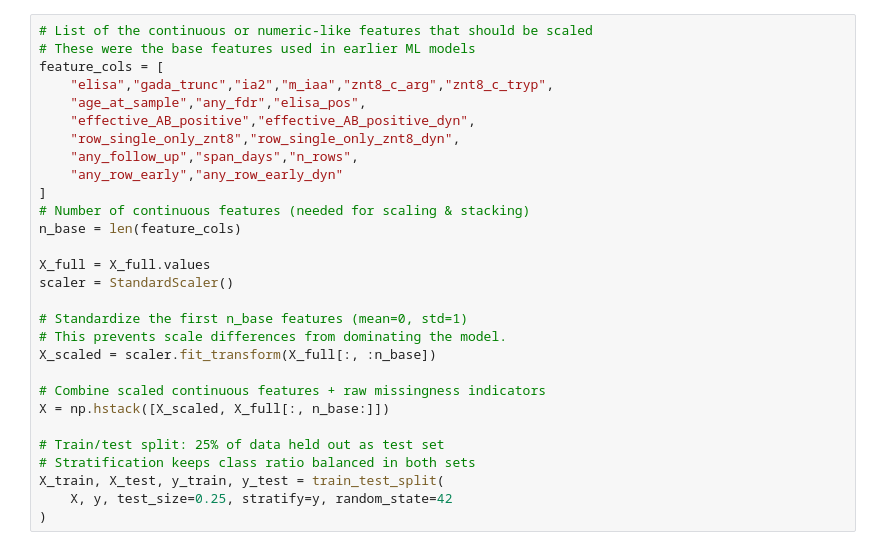
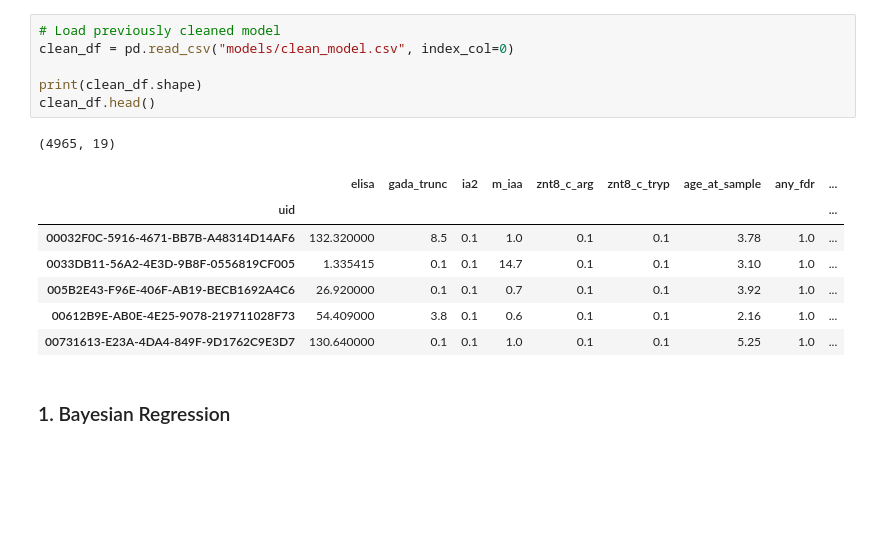
Before and after one commit to raeesay/t1d-early-screening, a Jupyter notebook: dataset1/bayesian.ipynb, the cells around one changed output. Drawn from its saved outputs; the diff is of its cells as text; blank space fills up the shorter version.

```diff
--- a/dataset1/bayesian.ipynb
+++ b/dataset1/bayesian.ipynb
@@ -27,29 +15,17 @@ y = model_df["label_early_stage"].astype(int).values
-# %%
-# List of the continuous or numeric-like features that should be scaled
-# These were the base features used in earlier ML models
-feature_cols = [
-    "elisa","gada_trunc","ia2","m_iaa","znt8_c_arg","znt8_c_tryp",
-    "age_at_sample","any_fdr","elisa_pos",
-    "effective_AB_positive","effective_AB_positive_dyn",
-    "row_single_only_znt8","row_single_only_znt8_dyn",
-    "any_follow_up","span_days","n_rows",
-    "any_row_early","any_row_early_dyn"
-]
-# Number of continuous features (needed for scaling & stacking)
-n_base = len(feature_cols)
-
-X_full = X_full.values
-scaler = StandardScaler()
-
-# Standardize the first n_base features (mean=0, std=1)
-# This prevents scale differences from dominating the model.
-X_scaled = scaler.fit_transform(X_full[:, :n_base])
-
-# Combine scaled continuous features + raw missingness indicators
-X = np.hstack([X_scaled, X_full[:, n_base:]])
-
-# Train/test split: 25% of data held out as test set
-# Stratification keeps class ratio balanced in both sets
-X_train, X_test, y_train, y_test = train_test_split(
-    X, y, test_size=0.25, stratify=y, random_state=42
-)
+# %%
+# Load previously cleaned model
+clean_df = pd.read_csv("models/clean_model.csv", index_col=0)
+
+print(clean_df.shape)
+clean_df.head()
+# %% [output]
+(4965, 19)
+|  | elisa | gada_trunc | ia2 | m_iaa | znt8_c_arg | znt8_c_tryp | age_at_sample | any_fdr | ... |
+| uid |  |  |  |  |  |  |  |  | ... |
+| 00032F0C-5916-4671-BB7B-A48314D14AF6 | 132.320000 | 8.5 | 0.1 | 1.0 | 0.1 | 0.1 | 3.78 | 1.0 | ... |
+| 0033DB11-56A2-4E3D-9B8F-0556819CF005 | 1.335415 | 0.1 | 0.1 | 14.7 | 0.1 | 0.1 | 3.10 | 1.0 | ... |
+| 005B2E43-F96E-406F-AB19-BECB1692A4C6 | 26.920000 | 0.1 | 0.1 | 0.7 | 0.1 | 0.1 | 3.92 | 1.0 | ... |
+| 00612B9E-AB0E-4E25-9078-219711028F73 | 54.409000 | 3.8 | 0.1 | 0.6 | 0.1 | 0.1 | 2.16 | 1.0 | ... |
+| 00731613-E23A-4DA4-849F-9D1762C9E3D7 | 130.640000 | 0.1 | 0.1 | 1.0 | 0.1 | 0.1 | 5.25 | 1.0 | ... |
+# %% [markdown]
+### 1. Bayesian Regression
```
Also changed, not shown: parts of 8 cells of this notebook, 9 other files.
